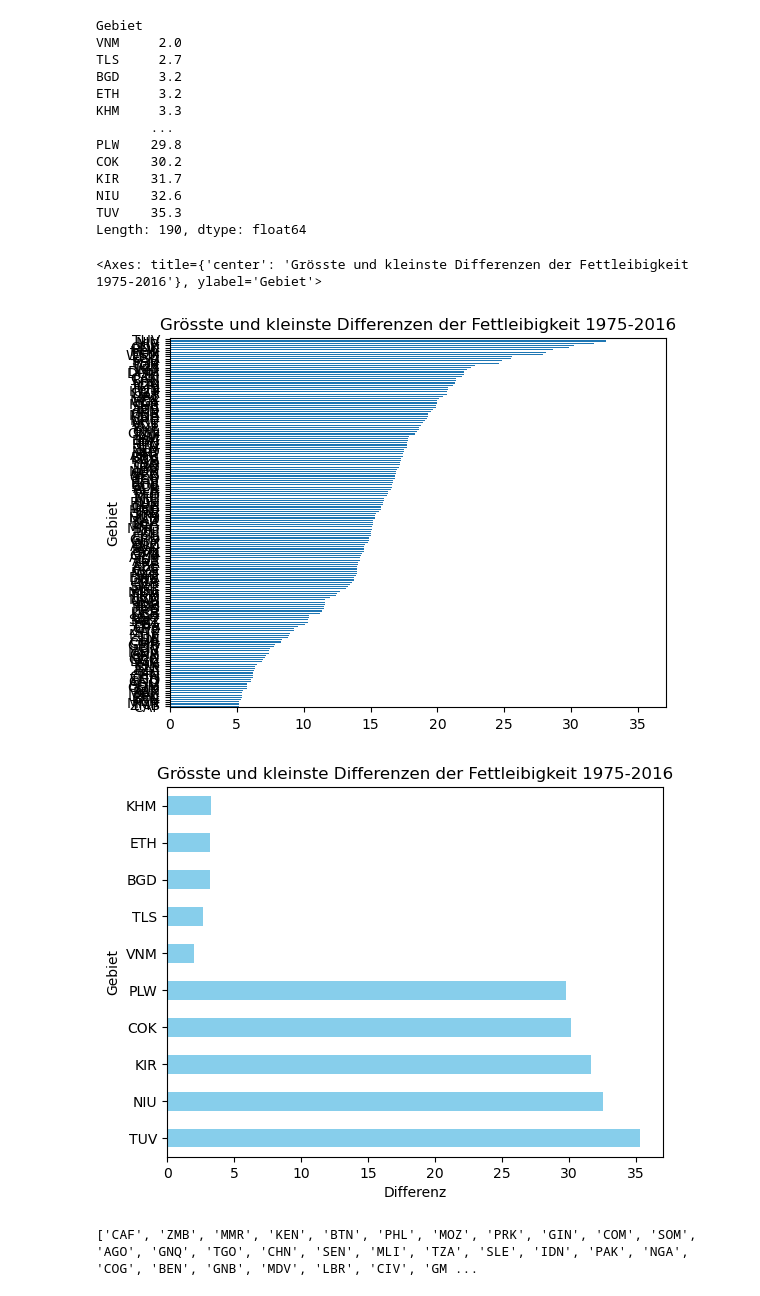
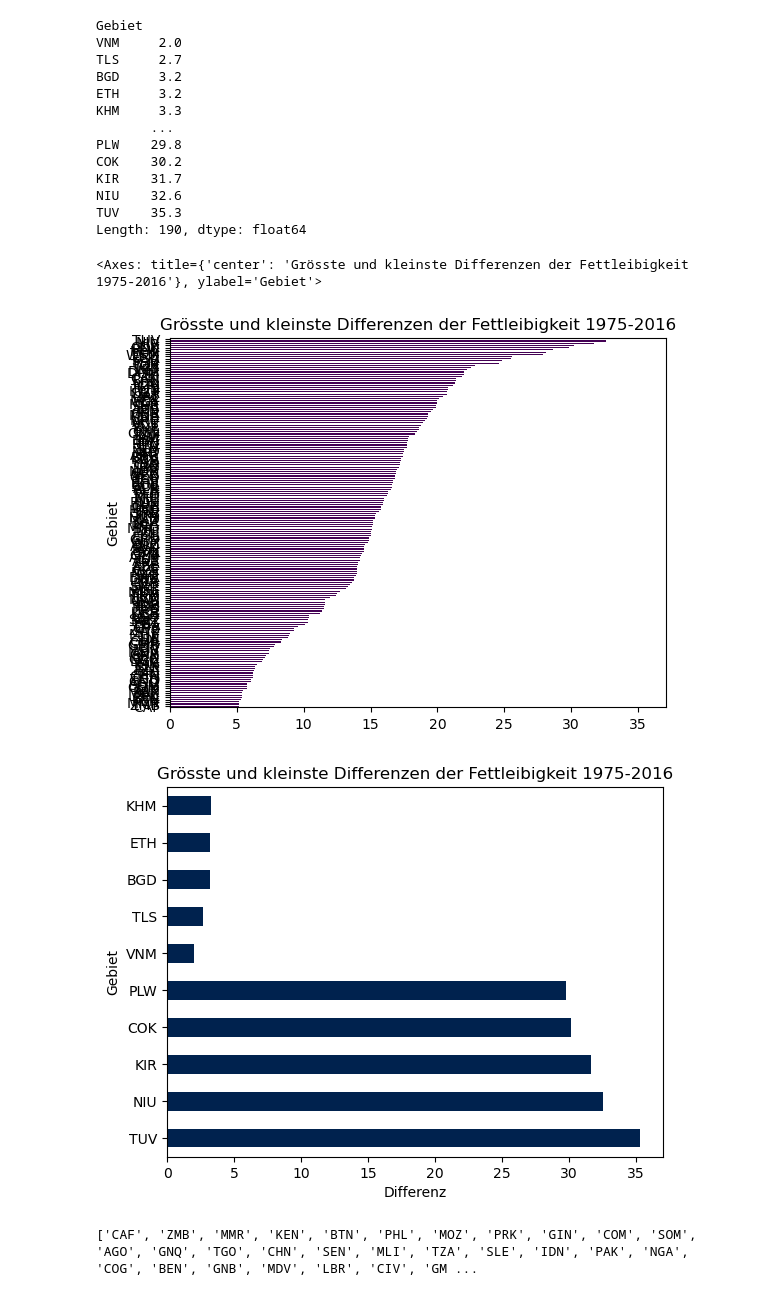
Before and after one commit to simona-cyber/LN-Python, a Jupyter notebook: Grundgerüst_Leistungsnachweis.ipynb, the cells around one changed output. Cells and saved outputs as stored; diff of their text form; code cells hidden in the pictures.

```diff
--- a/Grundgerüst_Leistungsnachweis.ipynb
+++ b/Grundgerüst_Leistungsnachweis.ipynb
@@ -398,29 +414,29 @@ TUV    35.3
 Length: 190, dtype: float64
 # %%
 diff_sel = (diffs < -4) | (diffs > 5)  # Auswahl der grössten und kleinsten Differenzen
-diffs[diff_sel].plot(kind='barh', title='Grösste und kleinste Differenzen der Fettleibigkeit 1975-2016')
+diffs[diff_sel].plot(kind='barh', title='Grösste und kleinste Differenzen der Fettleibigkeit 1975-2016', colormap='viridis')
 # %% [output]
 <Axes: title={'center': 'Grösste und kleinste Differenzen der Fettleibigkeit 1975-2016'}, ylabel='Gebiet'>
-[figure, old version]
+[figure, new version]
 # %%
 # Top 5 größte und kleinste Werte auswählen
 top_diffs = diffs.nlargest(5)  # Größte 5 Werte
 bottom_diffs = diffs.nsmallest(5)  # Kleinste 5 Werte
 
 # Werte kombinieren
 selected_diffs = pd.concat([top_diffs, bottom_diffs])
 
 # Plot erstellen
-selected_diffs.plot(kind='barh', title='Grösste und kleinste Differenzen der Fettleibigkeit 1975-2016', color='skyblue')
+selected_diffs.plot(kind='barh', title='Grösste und kleinste Differenzen der Fettleibigkeit 1975-2016', colormap='cividis')
 
 # Achsentitel anpassen
 plt.xlabel('Differenz')
 plt.ylabel('Gebiet')
 
 # Diagramm anzeigen
 plt.show()
 # %% [output]
-[figure, old version]
+[figure, new version]
 # %%
 Gebiets_liste = diffs[diff_sel].index.tolist()  # Liste der Gebiete mit grössten und kleinsten Differenzen
 print(Gebiets_liste)
```
Also changed, not shown: parts of 5 cells of this notebook.
